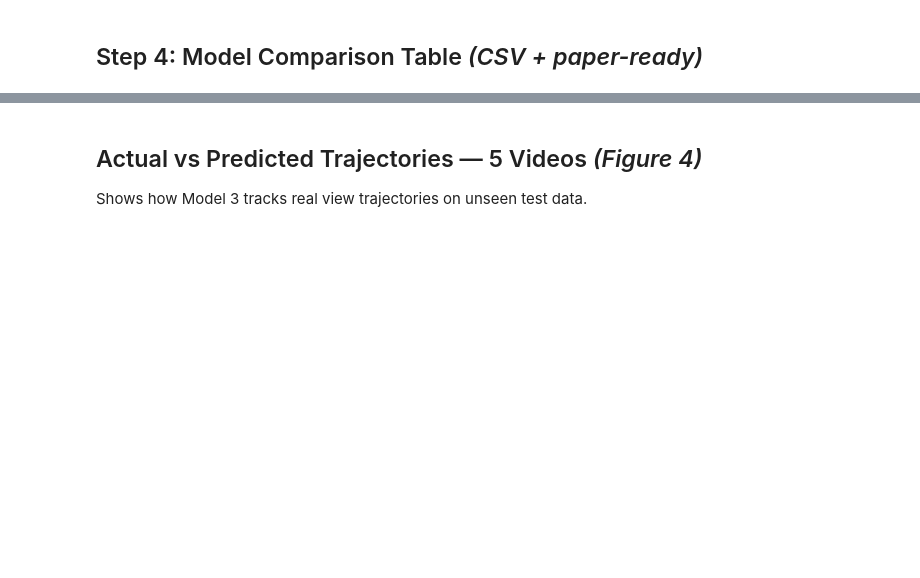
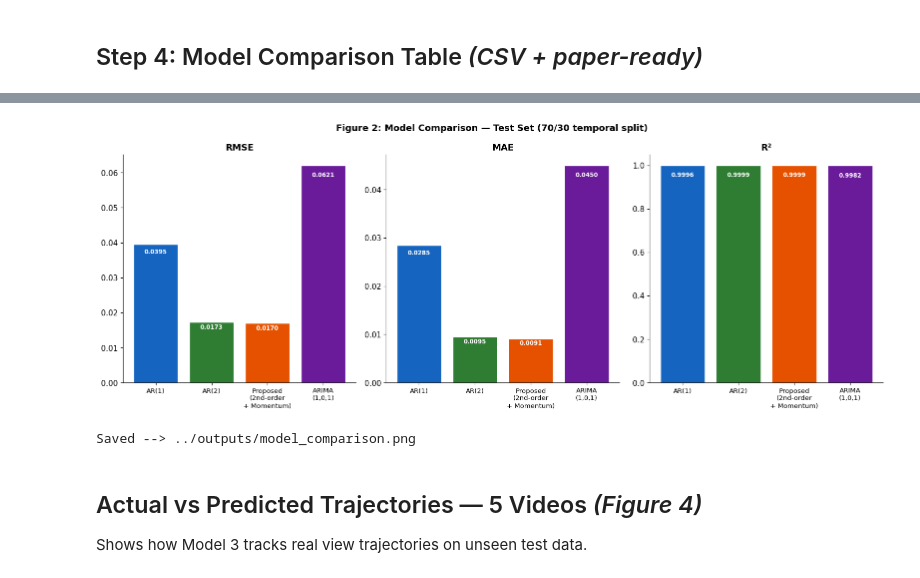
Before and after one commit to math-modelling-el/YouTube-Popularity-Dynamics-Modelling, a Jupyter notebook: notebooks/model_experiments.ipynb, the cells around one changed output, grey strips where cells are left out. Cells and saved outputs as stored; diff of their text form; code cells hidden in the pictures; blank space fills up the shorter version.

Commit message:
graph fixed

```diff
--- a/notebooks/model_experiments.ipynb
+++ b/notebooks/model_experiments.ipynb
@@ -353,22 +434,27 @@ print('\nSaved --> ../outputs/model_comparison.csv')
 # %%
-palette   = ['#1565C0','#2E7D32','#E65100','#6A1B9A']
-fig, axes = plt.subplots(1, 3, figsize=(16, 5))
+palette        = ['#1565C0','#2E7D32','#E65100','#6A1B9A']
+display_labels = ['AR(1)', 'AR(2)', 'Proposed\n(2nd-order\n+ Momentum)', 'ARIMA\n(1,0,1)']
+fig, axes = plt.subplots(1, 3, figsize=(16, 6))
 
 for ax, metric in zip(axes, ['RMSE','MAE','R2']):
     bars = ax.bar(results['Model'], results[metric], color=palette, edgecolor='white')
-    ax.set_title('R\u00b2' if metric == 'R2' else metric, fontsize=13, fontweight='bold')
-    ax.tick_params(axis='x', rotation=20)
+    ax.set_title('R²' if metric == 'R2' else metric, fontsize=13, fontweight='bold')
+    ax.set_xticks(range(len(display_labels)))
+    ax.set_xticklabels(display_labels, ha='center', fontsize=9.5)
     for bar, val in zip(bars, results[metric]):
         ax.text(bar.get_x()+bar.get_width()/2, bar.get_height()*0.97,
                 f'{val:.4f}', ha='center', va='top', fontsize=8.5,
                 color='white', fontweight='bold')
 
 plt.suptitle('Figure 2: Model Comparison — Test Set (70/30 temporal split)',
              fontsize=13, fontweight='bold')
 plt.tight_layout()
 plt.savefig('../outputs/model_comparison.png', dpi=150, bbox_inches='tight')
 plt.show()
 print('Saved --> ../outputs/model_comparison.png')
+# %% [output]
+[figure, added]
+Saved --> ../outputs/model_comparison.png
 # %% [markdown]
 ## Actual vs Predicted Trajectories — 5 Videos *(Figure 4)*
 
```
Also changed, not shown: parts of 20 cells of this notebook, 2 other files.
